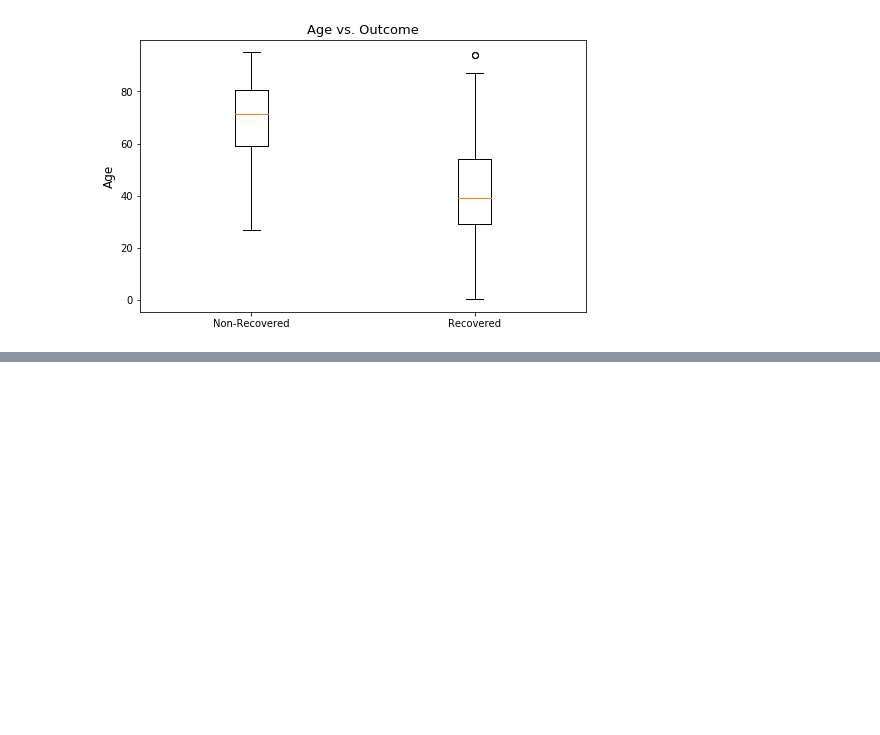
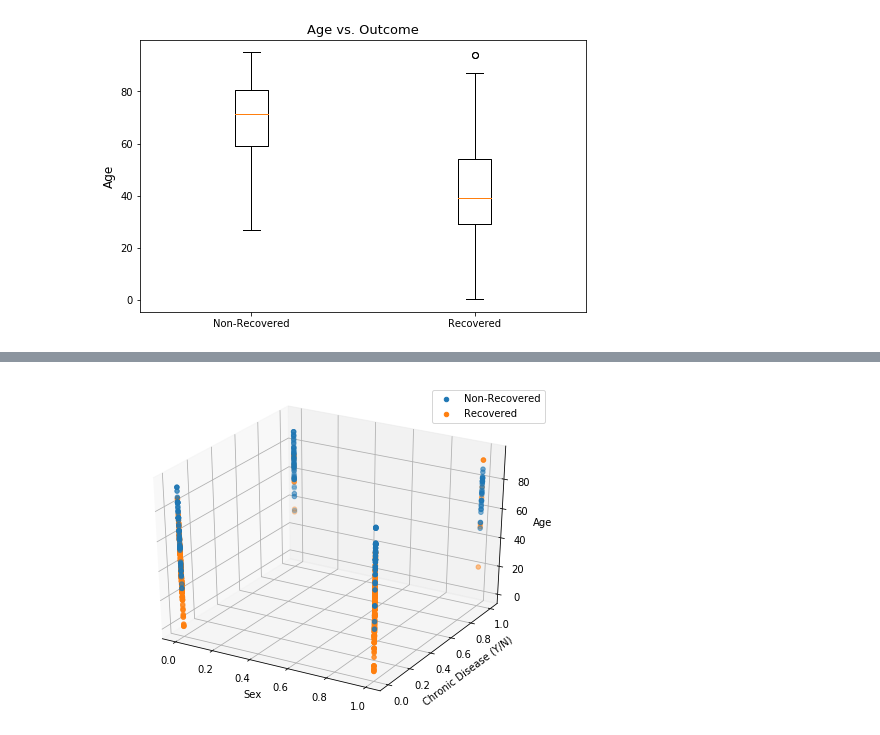
Before and after one commit to dukersss13/COVID-19-ML-Classification-Model, a Jupyter notebook: Riley is trying.ipynb, the cells around one changed output, grey strips where cells are left out. Saved outputs shown, nothing was run; the diff lists cells and outputs as text; code cells hidden in the pictures; blank space fills up the shorter version.

```diff
--- a/Riley is trying.ipynb
+++ b/Riley is trying.ipynb
@@ -158,0 +216,31 @@ classifier(xtrain, clfs)
+# %%
+def project(xtrain):
+    zero = xtrain['que_paso'] == 0
+    one = xtrain['que_paso'] == 1
+    x0 = xtrain[zero]
+    x1 = xtrain[one]
+
+    age0 = x0.iloc[:, 0]
+    sex0 = x0.iloc[:, 1]
+    country0 = x0.iloc[:,2]
+    chronic0 = x0.iloc[:,3]
+
+    age1 = x1.iloc[:,0]
+    sex1 = x1.iloc[:,1]
+    country1 = x1.iloc[:,2]
+    chronic1 = x1.iloc[:,3]
+
+    # Visualizing data in higher dimension
+    fig = plt.figure(figsize = (8,6))
+    ax = fig.add_subplot(111, projection = '3d')
+    ax.scatter(sex0, chronic0, age0, label = 'Non-Recovered')
+    ax.scatter(sex1, chronic1, age1, label = 'Recovered')
+    ax.set_xlabel("Sex")
+    ax.set_ylabel("Chronic Disease (Y/N)")
+    ax.set_zlabel("Age")
+    plt.legend()
+    plt.show()
+# %%
+project(xtrain)
+# %% [output]
+[figure, added]
```
Also changed, not shown: parts of 14 cells of this notebook.
